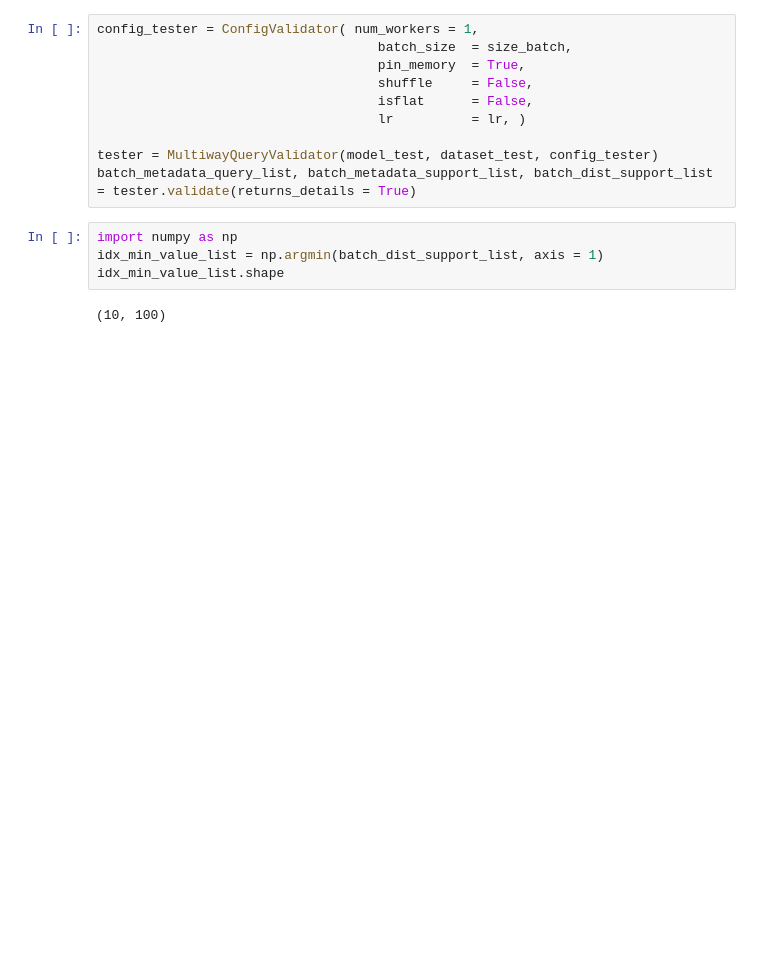
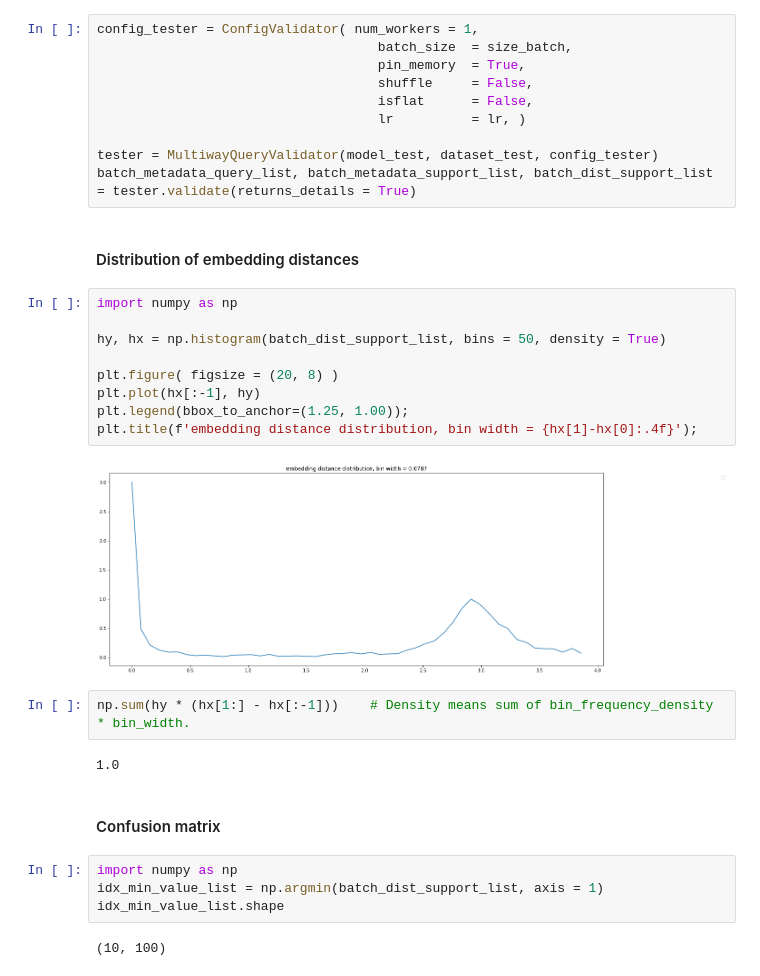
Before and after one commit to carbonscott/speckleNN, a Jupyter notebook: examples/experiments/train.fast.ipynb, the cells around one changed output. Saved outputs shown, nothing was run; the diff lists cells and outputs as text; blank space fills up the shorter version.

```diff
--- a/examples/experiments/train.fast.ipynb
+++ b/examples/experiments/train.fast.ipynb
@@ -317,6 +329,25 @@ config_tester = ConfigValidator( num_workers = 1,
 
 tester = MultiwayQueryValidator(model_test, dataset_test, config_tester)
 batch_metadata_query_list, batch_metadata_support_list, batch_dist_support_list = tester.validate(returns_details = True)
+# %% [markdown]
+#### Distribution of embedding distances
+# %%
+import numpy as np
+
+hy, hx = np.histogram(batch_dist_support_list, bins = 50, density = True)
+
+plt.figure( figsize = (20, 8) )
+plt.plot(hx[:-1], hy)
+plt.legend(bbox_to_anchor=(1.25, 1.00));
+plt.title(f'embedding distance distribution, bin width = {hx[1]-hx[0]:.4f}');
+# %% [output]
+[figure, added]
+# %%
+np.sum(hy * (hx[1:] - hx[:-1]))    # Density means sum of bin_frequency_density * bin_width.
+# %% [output]
+1.0
+# %% [markdown]
+#### Confusion matrix
 # %%
 import numpy as np
 idx_min_value_list = np.argmin(batch_dist_support_list, axis = 1)
```
Also changed, not shown: parts of 22 cells of this notebook.
